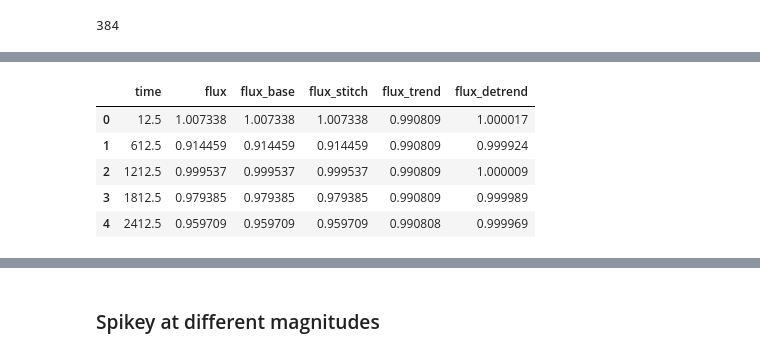
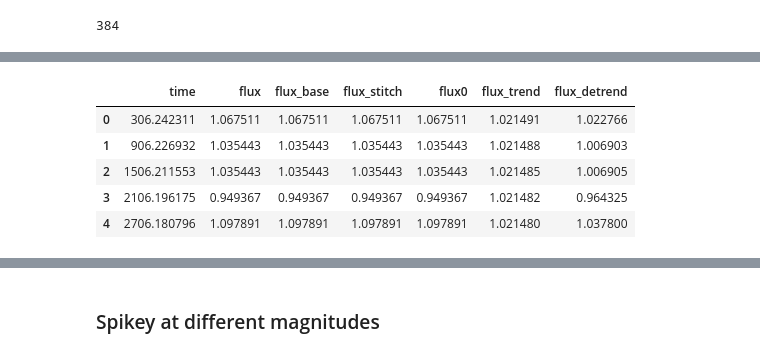
Before and after one commit to ivs-kuleuven/platosim3, a Jupyter notebook: docs/technical/PaperSMBHB/3_PostProcessing.ipynb, the cells around one changed output, grey strips where cells are left out. Drawn from its saved outputs; the diff is of its cells as text; code cells hidden in the pictures.

```diff
--- a/docs/technical/PaperSMBHB/3_PostProcessing.ipynb
+++ b/docs/technical/PaperSMBHB/3_PostProcessing.ipynb
@@ -28,7 +28,8 @@ display(HTML("<style>.container {width:80% !important; }</style>"))
 # %%
 # Global paths
 path = Path(os.getenv('PLATO_WORKDIR')) / 'smbhb'
-sdir = path / 'simulations'
+sdir = path / 'simulations/sims'
+vdir = path / 'varsource'
 fdir = path / 'figures'
 # %% [markdown]
 ---
@@ -36,4 +37,12 @@ fdir = path / 'figures'
 ---
 # %%
 # Directory to store and load simulations
-odir = f'{path}/simulations/tests/spikey_mag16_nocon_cadence600'
+filename = 'spikey_omega000'
+odir = sdir / filename
+
+# Load variable source file and add flux column [ppt]
+varfile = vdir / 'varsource_spikey_omega000.txt'
+dv = pd.read_csv(varfile, sep=' ', names=['time', 'dmag'])
+dv['flux'] = (10**(-dv.dmag/2.5) - 1) * 1e3
+dv['time'] /= 86400
+dv = dv.loc[::144]
@@ -72,5 +87,10 @@ fig, ax = lcs.plot_multi(suffix='hdf5', group=False, camera=False, quarter=False
 # %%
 # Load light curves of a single camera
 lcs = LightCurve(odir, mode="multi")
-files = lcs.files('hdf5', group=1, camera=1)
-len(files)
+files = lcs.files('hdf5', group=3, camera=1)
+cadence = 25
+binsize = 600
+quarter = 16
+nexp_per_quarter = 312113
+nexp_per_bin = int(np.ceil(nexp_per_quarter * cadence / binsize))
+mask_updates = np.arange(0, (quarter+1)*nexp_per_bin, nexp_per_bin).tolist()
@@ -82,10 +100,15 @@ df0 = pd.DataFrame()
 df1 = pd.DataFrame()
 for f in files:
     lc = LightCurve(f)
-    df1['time'] = lc.time()
-    df1['flux'] = lc.flux(unit='norm')
+    df1 = lc.bin(binsize=binsize/3600, time_unit='h')
+    # Only allow flux measurements above threshold
+    if df1.flux.median() < 5:
+        df1.flux = np.ones_like(df1.flux.to_numpy) * np.nan
+    else:
+        df1.flux /= df1.flux.median()
+    # Store data frames
+    df1.time *= 3600
     df0 = pd.concat([df0, df1])
-
 # Deep copy of base flux
 df0['flux_base'] = df0.flux
 # %%
@@ -105,13 +128,13 @@ df.head()
 # %%
-# Detrend light curve
-df = lc.detrend(column='flux_stitch', model='poly', poly_degree=1, replace=False, segments=False, plot=True)
+# Linear detrend
+df = lc.detrend(column='flux_stitch', model='poly', poly_degree=3, segments=False, plot=True)
 df.head()
 # %% [output]
 [interactive output not drawn]
 [interactive output not drawn]
-|  | time | flux | flux_base | flux_stitch | flux_trend | flux_detrend |
-| 0 | 12.5 | 1.007338 | 1.007338 | 1.007338 | 0.990809 | 1.000017 |
-| 1 | 612.5 | 0.914459 | 0.914459 | 0.914459 | 0.990809 | 0.999924 |
-| 2 | 1212.5 | 0.999537 | 0.999537 | 0.999537 | 0.990809 | 1.000009 |
-| 3 | 1812.5 | 0.979385 | 0.979385 | 0.979385 | 0.990809 | 0.999989 |
-| 4 | 2412.5 | 0.959709 | 0.959709 | 0.959709 | 0.990808 | 0.999969 |
+|  | time | flux | flux_base | flux_stitch | flux0 | flux_trend | flux_detrend |
+| 0 | 306.242311 | 1.067511 | 1.067511 | 1.067511 | 1.067511 | 1.021491 | 1.022766 |
+| 1 | 906.226932 | 1.035443 | 1.035443 | 1.035443 | 1.035443 | 1.021488 | 1.006903 |
+| 2 | 1506.211553 | 1.035443 | 1.035443 | 1.035443 | 1.035443 | 1.021485 | 1.006905 |
+| 3 | 2106.196175 | 0.949367 | 0.949367 | 0.949367 | 0.949367 | 1.021482 | 0.964325 |
+| 4 | 2706.180796 | 1.097891 | 1.097891 | 1.097891 | 1.097891 | 1.021480 | 1.037800 |
```
Also changed, not shown: parts of 44 cells of this notebook, 7 other files.
